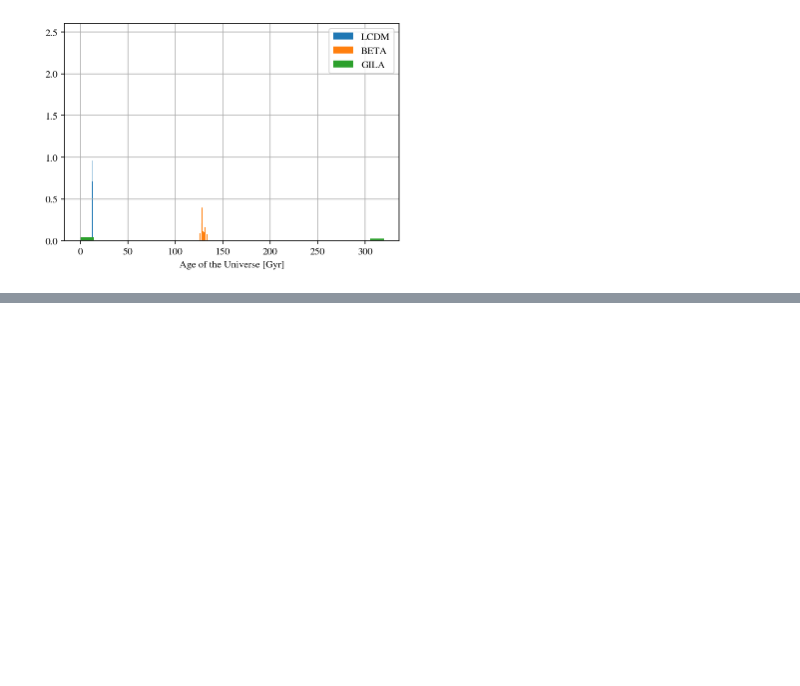
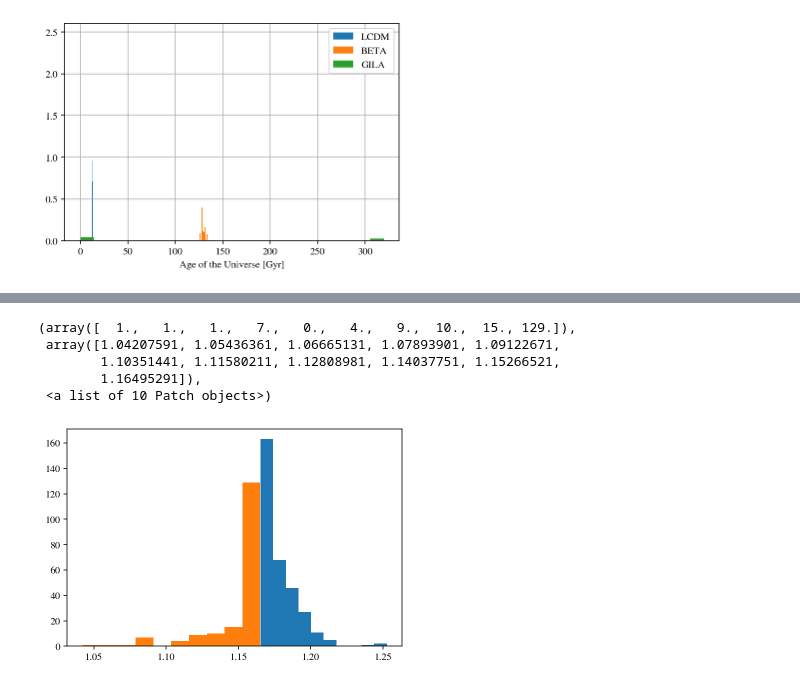
Before and after one commit to matiasleize/GC_MCMC, a Jupyter notebook: notebooks/age_of_the_universe/plot_age_of_universe_0.90.ipynb, the cells around one changed output, grey strips where cells are left out. Saved outputs shown, nothing was run; the diff lists cells and outputs as text; code cells hidden in the pictures; blank space fills up the shorter version.

```diff
--- a/notebooks/age_of_the_universe/plot_age_of_universe_0.90.ipynb
+++ b/notebooks/age_of_the_universe/plot_age_of_universe_0.90.ipynb
@@ -235,0 +265,14 @@ plt.savefig('AOU_{}.pdf'.format(L_bar))
+# %%
+#beta = flat_samples_gila[:,1][mask_down]
+beta_down = flat_samples_gila[:,1][mask_down]
+beta_up = flat_samples_gila[:,1][mask_up]
+
+plt.hist(beta_down)
+plt.hist(beta_up)
+# %% [output]
+(array([  1.,   1.,   1.,   7.,   0.,   4.,   9.,  10.,  15., 129.]),
+ array([1.04207591, 1.05436361, 1.06665131, 1.07893901, 1.09122671,
+        1.10351441, 1.11580211, 1.12808981, 1.14037751, 1.15266521,
+        1.16495291]),
+ <a list of 10 Patch objects>)
+[figure, added]
```
Also changed, not shown: parts of 9 cells of this notebook, 2 other files.
